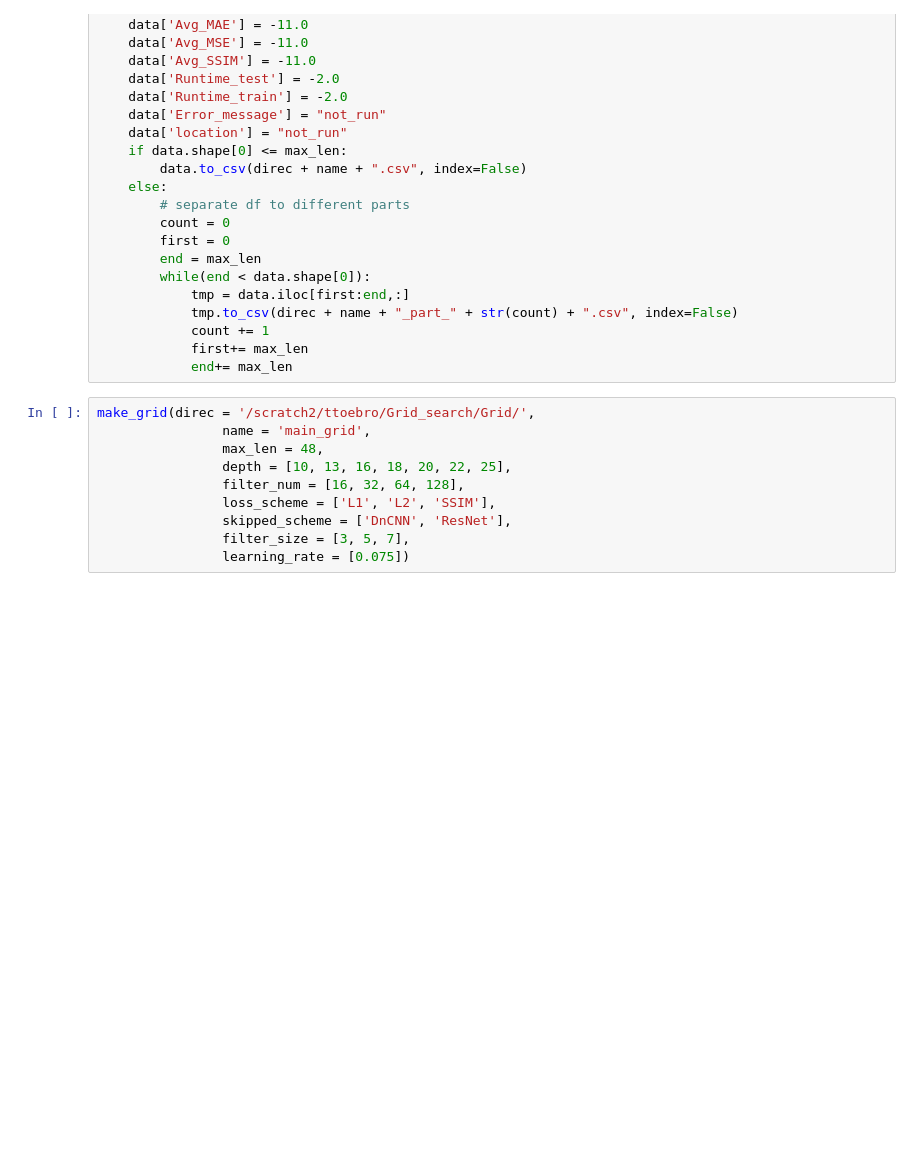
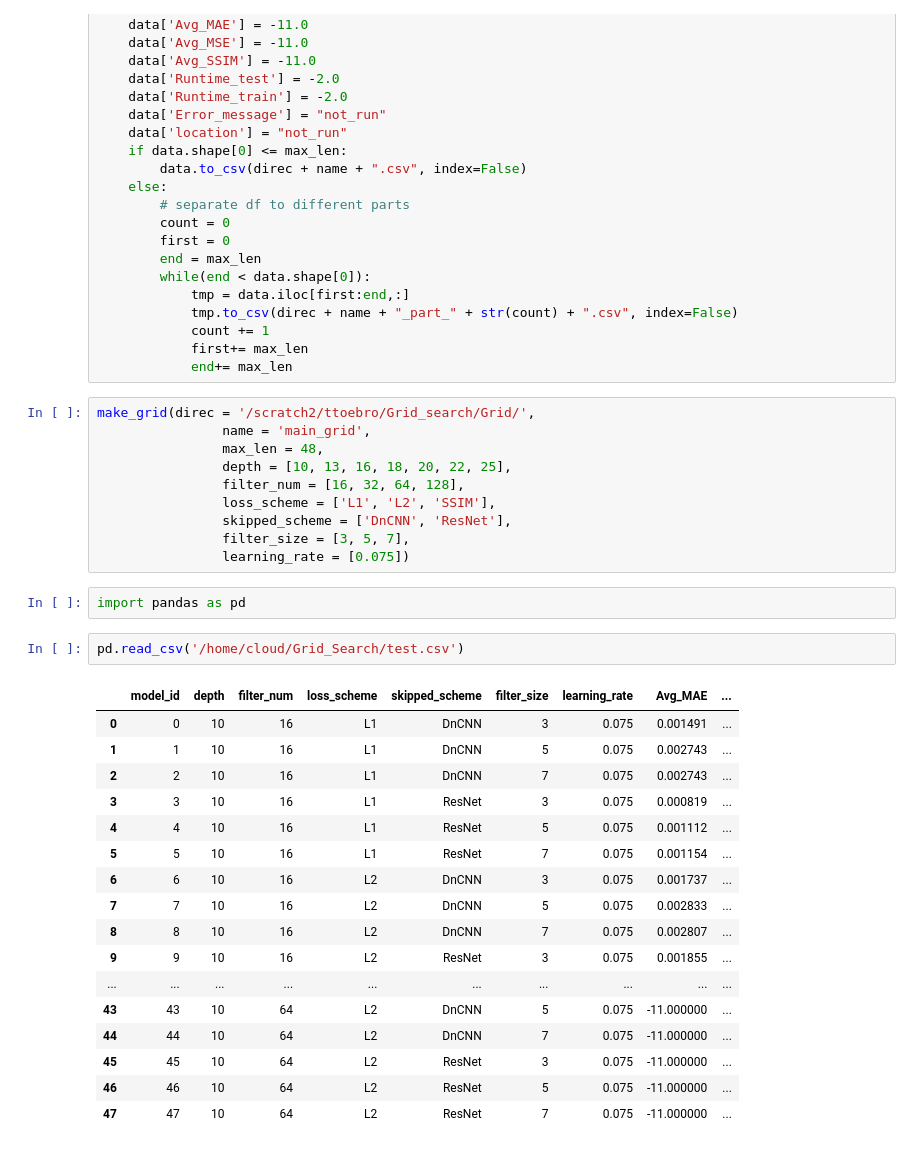
Before and after one commit to titoeb/DnCNN_Hyper_Params, a Jupyter notebook: make_grid.ipynb, the cells around one changed output. Drawn from its saved outputs; the diff is of its cells as text; blank space fills up the shorter version.

```diff
--- a/make_grid.ipynb
+++ b/make_grid.ipynb
@@ -58,3 +58,25 @@ make_grid(direc = '/scratch2/ttoebro/Grid_search/Grid/',
                 skipped_scheme = ['DnCNN', 'ResNet'],
                 filter_size = [3, 5, 7],
                 learning_rate = [0.075])
+# %%
+import pandas as pd
+# %%
+pd.read_csv('/home/cloud/Grid_Search/test.csv')
+# %% [output]
+|  | model_id | depth | filter_num | loss_scheme | skipped_scheme | filter_size | learning_rate | Avg_MAE | ... |
+| 0 | 0 | 10 | 16 | L1 | DnCNN | 3 | 0.075 | 0.001491 | ... |
+| 1 | 1 | 10 | 16 | L1 | DnCNN | 5 | 0.075 | 0.002743 | ... |
+| 2 | 2 | 10 | 16 | L1 | DnCNN | 7 | 0.075 | 0.002743 | ... |
+| 3 | 3 | 10 | 16 | L1 | ResNet | 3 | 0.075 | 0.000819 | ... |
+| 4 | 4 | 10 | 16 | L1 | ResNet | 5 | 0.075 | 0.001112 | ... |
+| 5 | 5 | 10 | 16 | L1 | ResNet | 7 | 0.075 | 0.001154 | ... |
+| 6 | 6 | 10 | 16 | L2 | DnCNN | 3 | 0.075 | 0.001737 | ... |
+| 7 | 7 | 10 | 16 | L2 | DnCNN | 5 | 0.075 | 0.002833 | ... |
+| 8 | 8 | 10 | 16 | L2 | DnCNN | 7 | 0.075 | 0.002807 | ... |
+| 9 | 9 | 10 | 16 | L2 | ResNet | 3 | 0.075 | 0.001855 | ... |
+| ... | ... | ... | ... | ... | ... | ... | ... | ... | ... |
+| 43 | 43 | 10 | 64 | L2 | DnCNN | 5 | 0.075 | -11.000000 | ... |
+| 44 | 44 | 10 | 64 | L2 | DnCNN | 7 | 0.075 | -11.000000 | ... |
+| 45 | 45 | 10 | 64 | L2 | ResNet | 3 | 0.075 | -11.000000 | ... |
+| 46 | 46 | 10 | 64 | L2 | ResNet | 5 | 0.075 | -11.000000 | ... |
+| 47 | 47 | 10 | 64 | L2 | ResNet | 7 | 0.075 | -11.000000 | ... |
```
Also changed, not shown: 3 other files.
